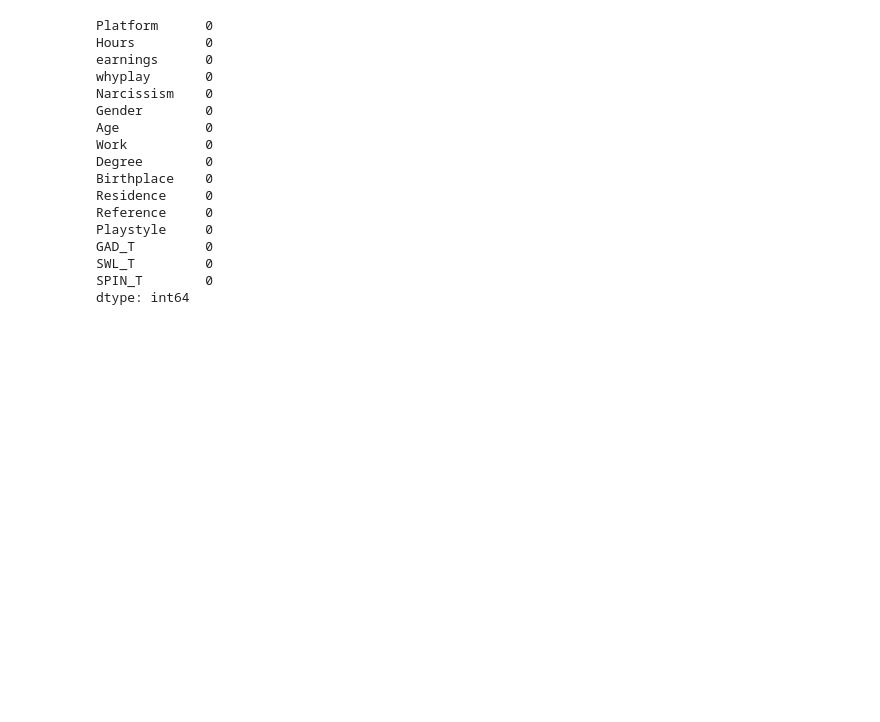
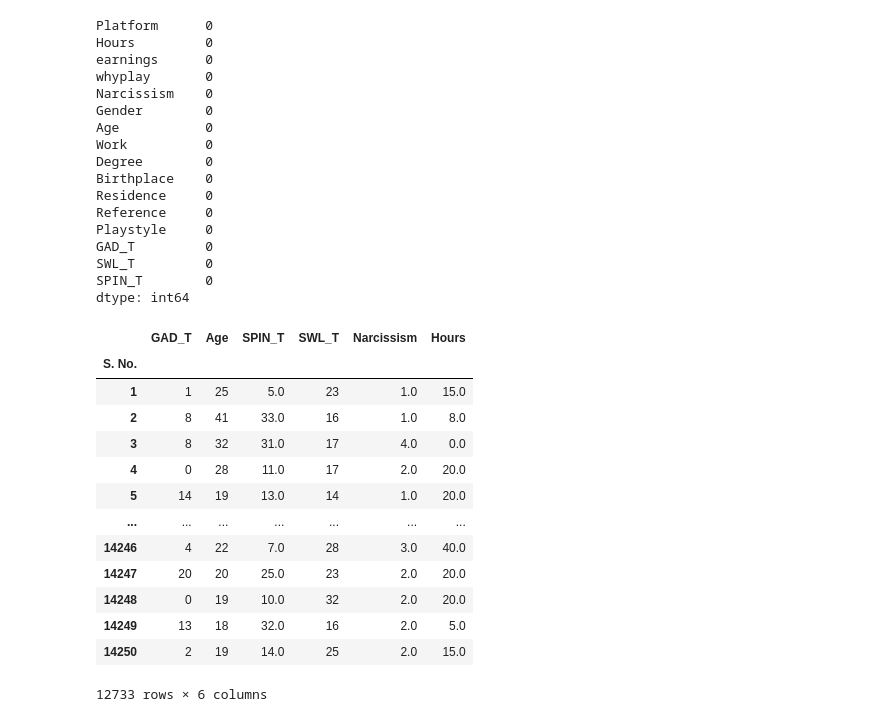
Before and after one commit to thesua7/CSE-499, a Jupyter notebook: SWL.ipynb, the cells around one changed output. Cells and saved outputs as stored; diff of their text form; code cells hidden in the pictures; blank space fills up the shorter version.

```diff
--- a/SWL.ipynb
+++ b/SWL.ipynb
@@ -119,0 +97,17 @@ dtype: int64
+# %%
+df[numCols]
+# %% [output]
+|  | GAD_T | Age | SPIN_T | SWL_T | Narcissism | Hours |
+| S. No. |  |  |  |  |  |  |
+| 1 | 1 | 25 | 5.0 | 23 | 1.0 | 15.0 |
+| 2 | 8 | 41 | 33.0 | 16 | 1.0 | 8.0 |
+| 3 | 8 | 32 | 31.0 | 17 | 4.0 | 0.0 |
+| 4 | 0 | 28 | 11.0 | 17 | 2.0 | 20.0 |
+| 5 | 14 | 19 | 13.0 | 14 | 1.0 | 20.0 |
+| ... | ... | ... | ... | ... | ... | ... |
+| 14246 | 4 | 22 | 7.0 | 28 | 3.0 | 40.0 |
+| 14247 | 20 | 20 | 25.0 | 23 | 2.0 | 20.0 |
+| 14248 | 0 | 19 | 10.0 | 32 | 2.0 | 20.0 |
+| 14249 | 13 | 18 | 32.0 | 16 | 2.0 | 5.0 |
+| 14250 | 2 | 19 | 14.0 | 25 | 2.0 | 15.0 |
+12733 rows × 6 columns
```
Also changed, not shown: parts of 54 cells of this notebook.
